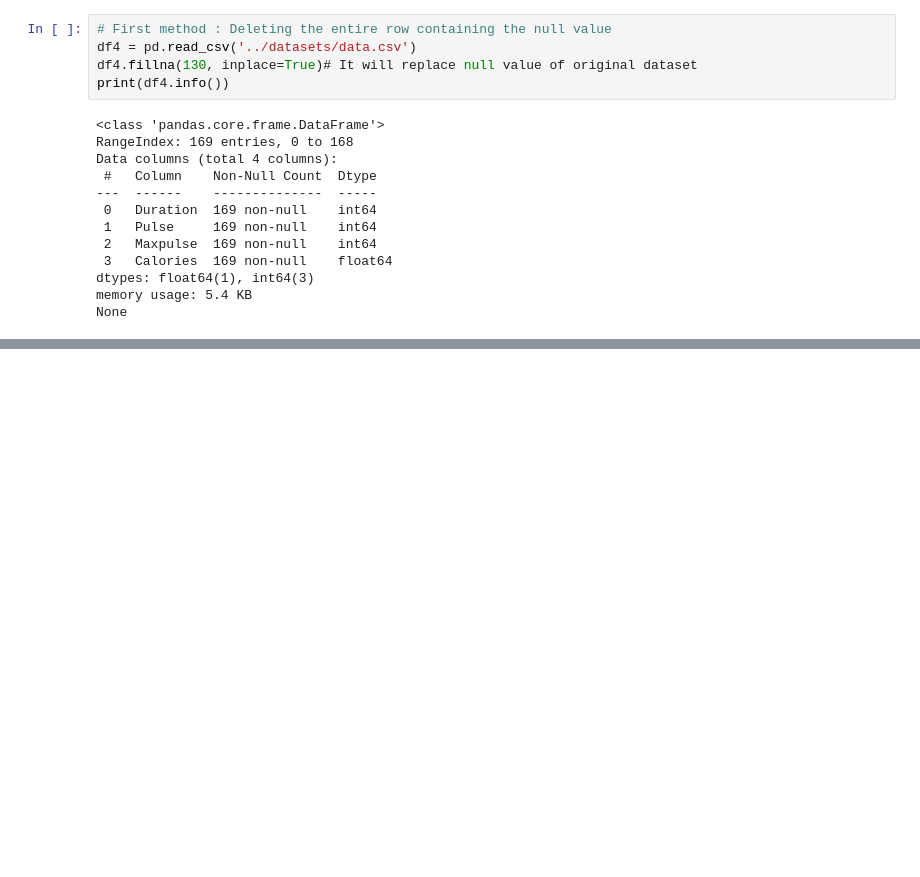
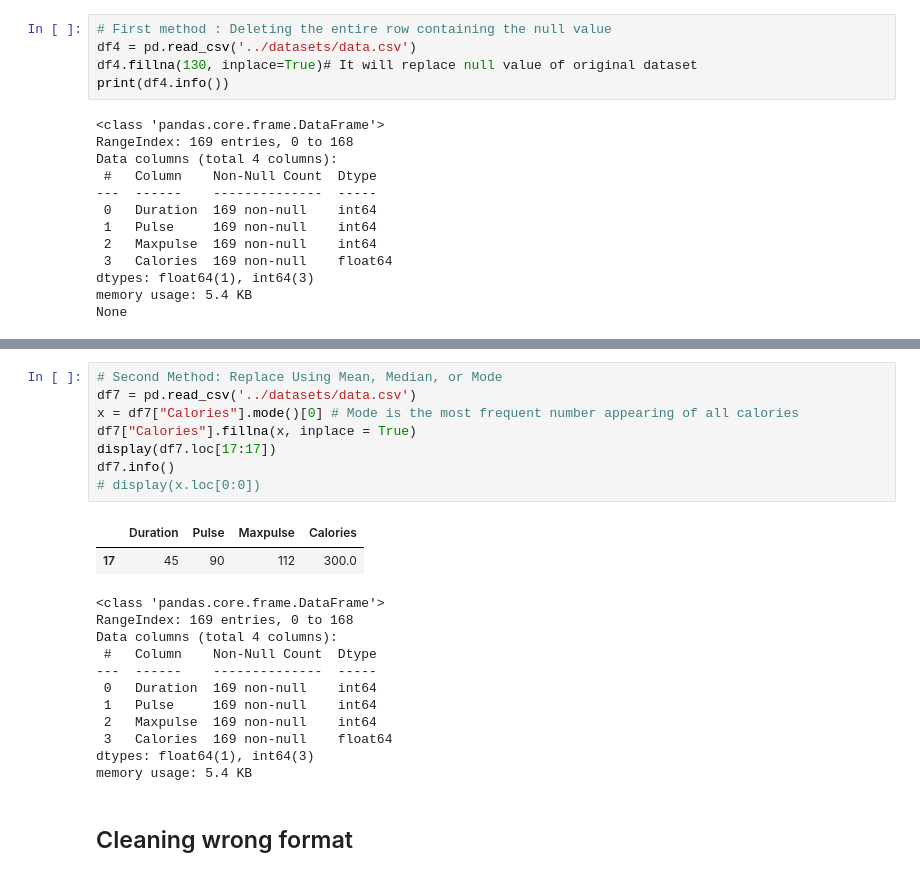
Before and after one commit to Ali-awesome/machine-learning, a Jupyter notebook: Pandas/pandasInside.ipynb, the cells around one changed output, grey strips where cells are left out. Cells and saved outputs as stored; diff of their text form; blank space fills up the shorter version.

```diff
--- a/Pandas/pandasInside.ipynb
+++ b/Pandas/pandasInside.ipynb
@@ -204,0 +266,24 @@ None
+# %%
+# Second Method: Replace Using Mean, Median, or Mode
+df7 = pd.read_csv('../datasets/data.csv')
+x = df7["Calories"].mode()[0] # Mode is the most frequent number appearing of all calories
+df7["Calories"].fillna(x, inplace = True)
+display(df7.loc[17:17])
+df7.info()
+# display(x.loc[0:0])
+# %% [output]
+|  | Duration | Pulse | Maxpulse | Calories |
+| 17 | 45 | 90 | 112 | 300.0 |
+<class 'pandas.core.frame.DataFrame'>
+RangeIndex: 169 entries, 0 to 168
+Data columns (total 4 columns):
+ #   Column    Non-Null Count  Dtype
+---  ------    --------------  -----
+ 0   Duration  169 non-null    int64
+ 1   Pulse     169 non-null    int64
+ 2   Maxpulse  169 non-null    int64
+ 3   Calories  169 non-null    float64
+dtypes: float64(1), int64(3)
+memory usage: 5.4 KB
+# %% [markdown]
+## Cleaning wrong format
```
Also changed, not shown: parts of 4 cells of this notebook.
